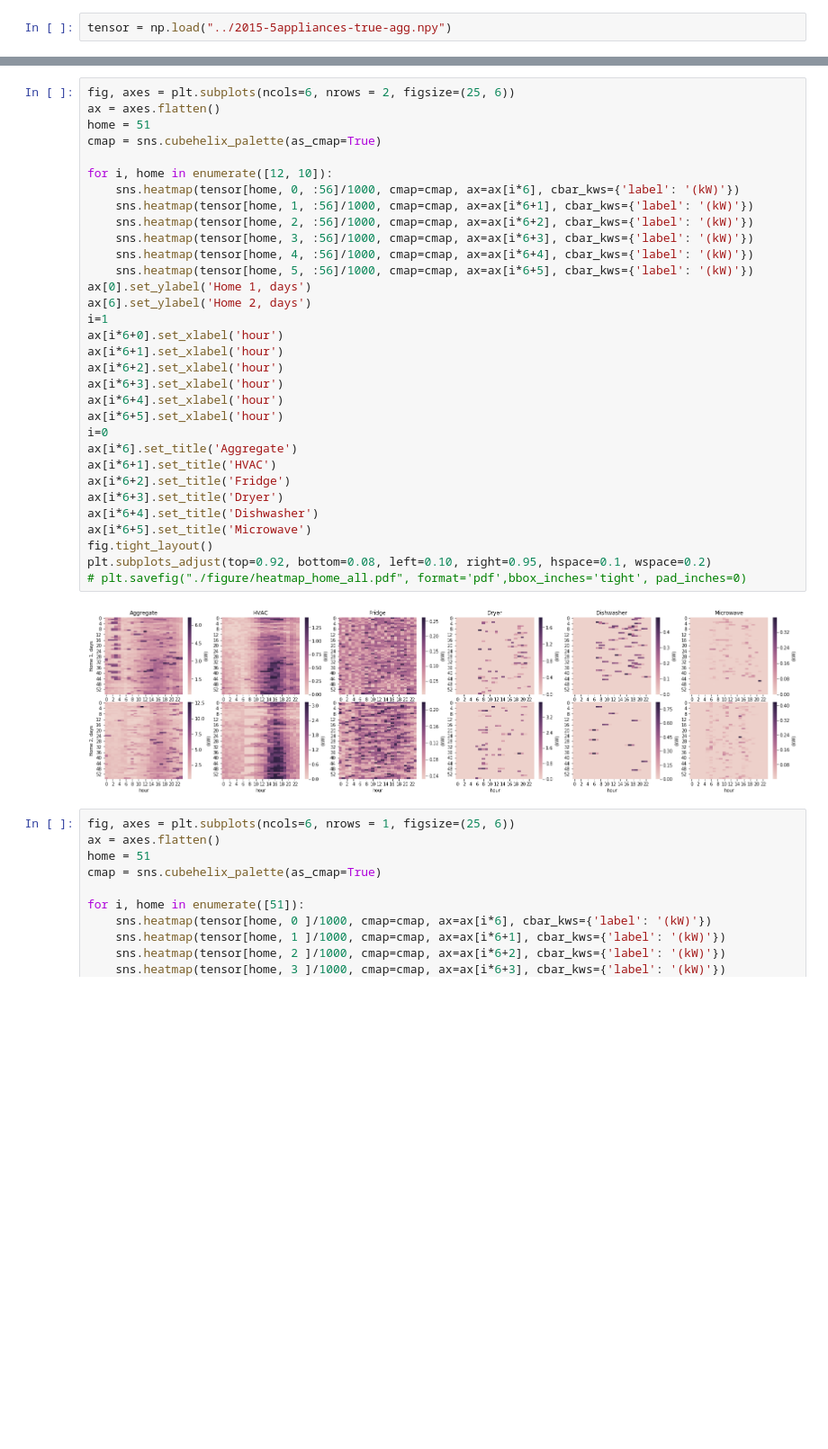
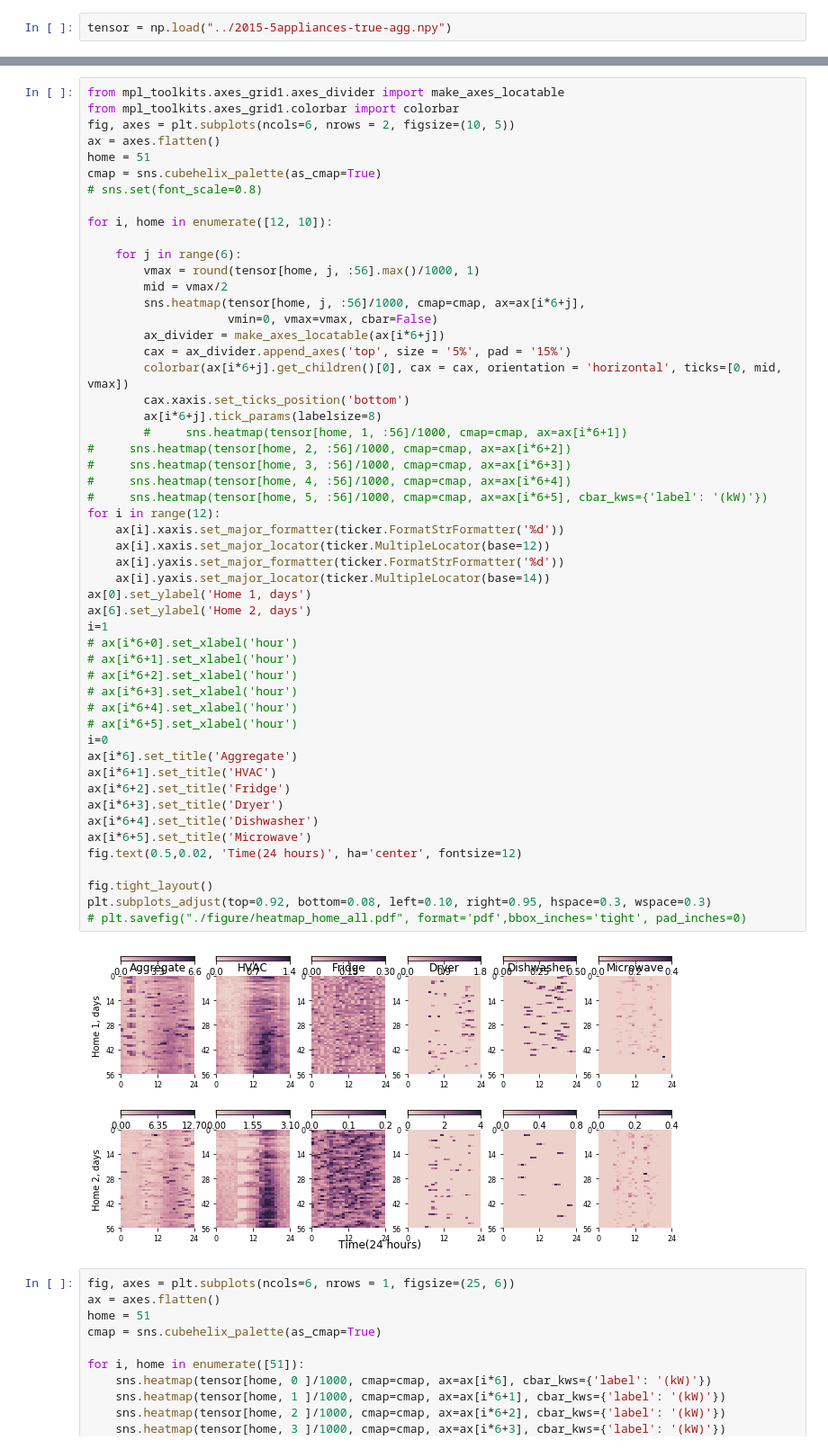
Before and after one commit to nipunbatra/freq-nilm, a Jupyter notebook: notebooks/paper_figures_1.ipynb, the cells around one changed output, grey strips where cells are left out. Shown at 90% size. Cells and saved outputs as stored; diff of their text form; blank space fills up the shorter version.

```diff
--- a/notebooks/paper_figures_1.ipynb
+++ b/notebooks/paper_figures_1.ipynb
@@ -13,37 +122,57 @@ tensor = np.load("../2015-5appliances-true-agg.npy")
 # %%
-fig, axes = plt.subplots(ncols=6, nrows = 2, figsize=(25, 6))
+from mpl_toolkits.axes_grid1.axes_divider import make_axes_locatable
+from mpl_toolkits.axes_grid1.colorbar import colorbar
+fig, axes = plt.subplots(ncols=6, nrows = 2, figsize=(10, 5))
 ax = axes.flatten()
 home = 51
 cmap = sns.cubehelix_palette(as_cmap=True)
+# sns.set(font_scale=0.8)
 
 for i, home in enumerate([12, 10]):
-    sns.heatmap(tensor[home, 0, :56]/1000, cmap=cmap, ax=ax[i*6], cbar_kws={'label': '(kW)'})
-    sns.heatmap(tensor[home, 1, :56]/1000, cmap=cmap, ax=ax[i*6+1], cbar_kws={'label': '(kW)'})
-    sns.heatmap(tensor[home, 2, :56]/1000, cmap=cmap, ax=ax[i*6+2], cbar_kws={'label': '(kW)'})
-    sns.heatmap(tensor[home, 3, :56]/1000, cmap=cmap, ax=ax[i*6+3], cbar_kws={'label': '(kW)'})
-    sns.heatmap(tensor[home, 4, :56]/1000, cmap=cmap, ax=ax[i*6+4], cbar_kws={'label': '(kW)'})
-    sns.heatmap(tensor[home, 5, :56]/1000, cmap=cmap, ax=ax[i*6+5], cbar_kws={'label': '(kW)'})
+
+    for j in range(6):
+        vmax = round(tensor[home, j, :56].max()/1000, 1)
+        mid = vmax/2
+        sns.heatmap(tensor[home, j, :56]/1000, cmap=cmap, ax=ax[i*6+j],
+                    vmin=0, vmax=vmax, cbar=False)
+        ax_divider = make_axes_locatable(ax[i*6+j])
+        cax = ax_divider.append_axes('top', size = '5%', pad = '15%')
+        colorbar(ax[i*6+j].get_children()[0], cax = cax, orientation = 'horizontal', ticks=[0, mid, vmax])
+        cax.xaxis.set_ticks_position('bottom')
+        ax[i*6+j].tick_params(labelsize=8)
+        #     sns.heatmap(tensor[home, 1, :56]/1000, cmap=cmap, ax=ax[i*6+1])
+#     sns.heatmap(tensor[home, 2, :56]/1000, cmap=cmap, ax=ax[i*6+2])
+#     sns.heatmap(tensor[home, 3, :56]/1000, cmap=cmap, ax=ax[i*6+3])
+#     sns.heatmap(tensor[home, 4, :56]/1000, cmap=cmap, ax=ax[i*6+4])
+#     sns.heatmap(tensor[home, 5, :56]/1000, cmap=cmap, ax=ax[i*6+5], cbar_kws={'label': '(kW)'})
+for i in range(12):
+    ax[i].xaxis.set_major_formatter(ticker.FormatStrFormatter('%d'))
+    ax[i].xaxis.set_major_locator(ticker.MultipleLocator(base=12))
+    ax[i].yaxis.set_major_formatter(ticker.FormatStrFormatter('%d'))
+    ax[i].yaxis.set_major_locator(ticker.MultipleLocator(base=14))
 ax[0].set_ylabel('Home 1, days')
 ax[6].set_ylabel('Home 2, days')
 i=1
-ax[i*6+0].set_xlabel('hour')
-ax[i*6+1].set_xlabel('hour')
-ax[i*6+2].set_xlabel('hour')
-ax[i*6+3].set_xlabel('hour')
-ax[i*6+4].set_xlabel('hour')
-ax[i*6+5].set_xlabel('hour')
+# ax[i*6+0].set_xlabel('hour')
+# ax[i*6+1].set_xlabel('hour')
+# ax[i*6+2].set_xlabel('hour')
+# ax[i*6+3].set_xlabel('hour')
+# ax[i*6+4].set_xlabel('hour')
+# ax[i*6+5].set_xlabel('hour')
 i=0
 ax[i*6].set_title('Aggregate')
 ax[i*6+1].set_title('HVAC')
 ax[i*6+2].set_title('Fridge')
 ax[i*6+3].set_title('Dryer')
 ax[i*6+4].set_title('Dishwasher')
 ax[i*6+5].set_title('Microwave')
+fig.text(0.5,0.02, 'Time(24 hours)', ha='center', fontsize=12)
+
 fig.tight_layout()
-plt.subplots_adjust(top=0.92, bottom=0.08, left=0.10, right=0.95, hspace=0.1, wspace=0.2)
+plt.subplots_adjust(top=0.92, bottom=0.08, left=0.10, right=0.95, hspace=0.3, wspace=0.3)
 # plt.savefig("./figure/heatmap_home_all.pdf", format='pdf',bbox_inches='tight', pad_inches=0)
 # %% [output]
-[figure, old version]
+[figure, new version]
 # %%
 fig, axes = plt.subplots(ncols=6, nrows = 1, figsize=(25, 6))
 ax = axes.flatten()
```
Also changed, not shown: parts of 3 cells of this notebook, 43 other files.
